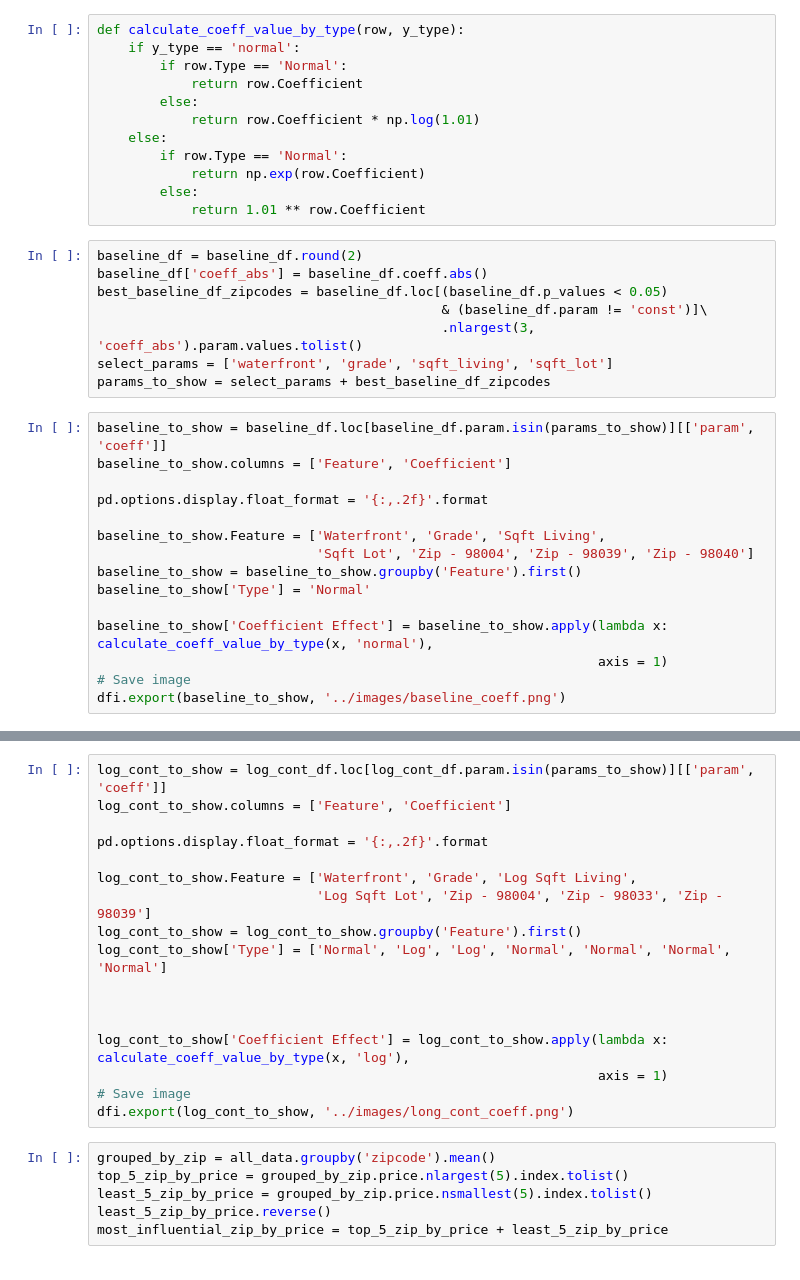
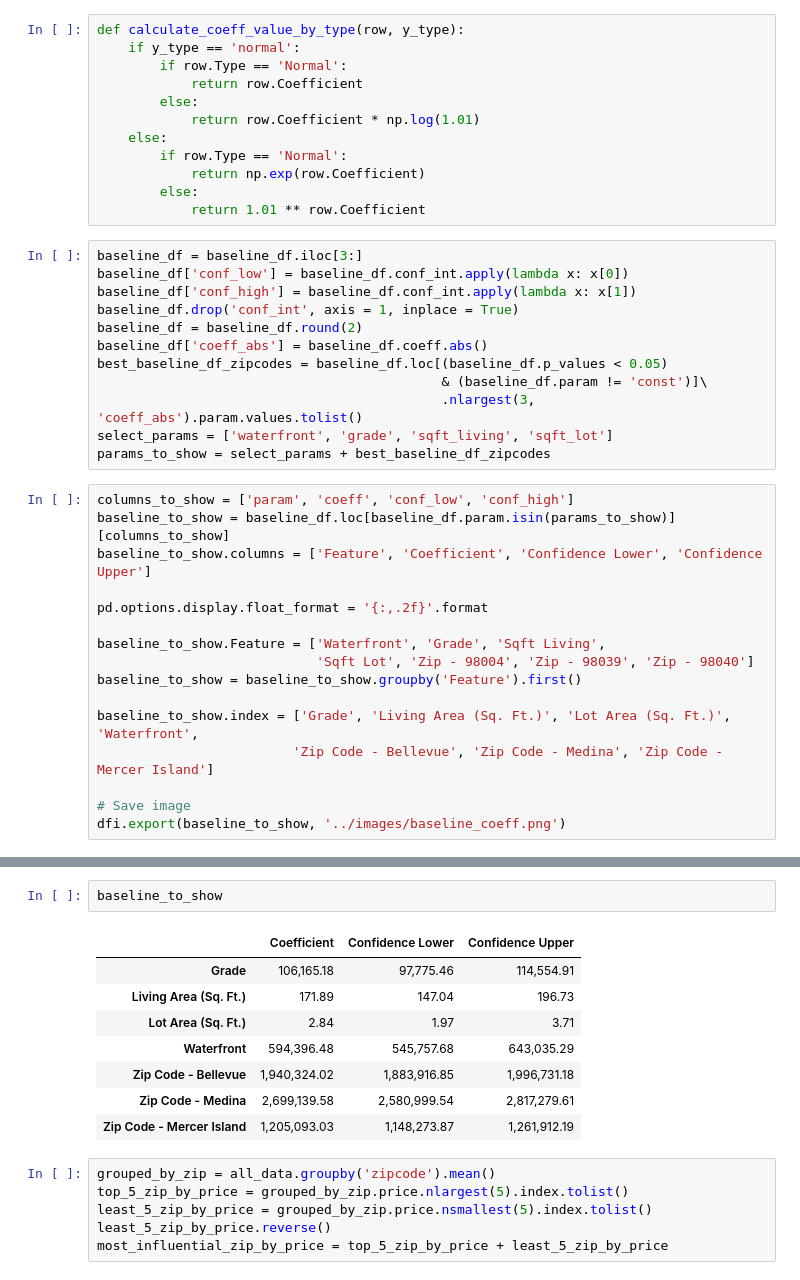
Before and after one commit to JoshuaGottlieb/King-County-Analysis, a Jupyter notebook: notebooks/Visualizations.ipynb, the cells around one changed output, grey strips where cells are left out. Saved outputs shown, nothing was run; the diff lists cells and outputs as text.

```diff
--- a/notebooks/Visualizations.ipynb
+++ b/notebooks/Visualizations.ipynb
@@ -51,6 +72,10 @@ def calculate_coeff_value_by_type(row, y_type):
         else:
             return 1.01 ** row.Coefficient
 # %%
+baseline_df = baseline_df.iloc[3:]
+baseline_df['conf_low'] = baseline_df.conf_int.apply(lambda x: x[0])
+baseline_df['conf_high'] = baseline_df.conf_int.apply(lambda x: x[1])
+baseline_df.drop('conf_int', axis = 1, inplace = True)
 baseline_df = baseline_df.round(2)
 baseline_df['coeff_abs'] = baseline_df.coeff.abs()
 best_baseline_df_zipcodes = baseline_df.loc[(baseline_df.p_values < 0.05)
@@ -59,17 +84,18 @@ best_baseline_df_zipcodes = baseline_df.loc[(baseline_df.p_values < 0.05)
 select_params = ['waterfront', 'grade', 'sqft_living', 'sqft_lot']
 params_to_show = select_params + best_baseline_df_zipcodes
 # %%
-baseline_to_show = baseline_df.loc[baseline_df.param.isin(params_to_show)][['param', 'coeff']]
-baseline_to_show.columns = ['Feature', 'Coefficient']
+columns_to_show = ['param', 'coeff', 'conf_low', 'conf_high']
+baseline_to_show = baseline_df.loc[baseline_df.param.isin(params_to_show)][columns_to_show]
+baseline_to_show.columns = ['Feature', 'Coefficient', 'Confidence Lower', 'Confidence Upper']
 
 pd.options.display.float_format = '{:,.2f}'.format
 
 baseline_to_show.Feature = ['Waterfront', 'Grade', 'Sqft Living',
                             'Sqft Lot', 'Zip - 98004', 'Zip - 98039', 'Zip - 98040']
 baseline_to_show = baseline_to_show.groupby('Feature').first()
-baseline_to_show['Type'] = 'Normal'
 
-baseline_to_show['Coefficient Effect'] = baseline_to_show.apply(lambda x: calculate_coeff_value_by_type(x, 'normal'),
-                                                                axis = 1)
+baseline_to_show.index = ['Grade', 'Living Area (Sq. Ft.)', 'Lot Area (Sq. Ft.)', 'Waterfront',
+                         'Zip Code - Bellevue', 'Zip Code - Medina', 'Zip Code - Mercer Island']
+
 # Save image
 dfi.export(baseline_to_show, '../images/baseline_coeff.png')
@@ -84,20 +102,14 @@ params_to_show = select_params + best_log_cont_df_zipcodes
-# %%
-log_cont_to_show = log_cont_df.loc[log_cont_df.param.isin(params_to_show)][['param', 'coeff']]
-log_cont_to_show.columns = ['Feature', 'Coefficient']
-
-pd.options.display.float_format = '{:,.2f}'.format
-
-log_cont_to_show.Feature = ['Waterfront', 'Grade', 'Log Sqft Living',
-                            'Log Sqft Lot', 'Zip - 98004', 'Zip - 98033', 'Zip - 98039']
-log_cont_to_show = log_cont_to_show.groupby('Feature').first()
-log_cont_to_show['Type'] = ['Normal', 'Log', 'Log', 'Normal', 'Normal', 'Normal', 'Normal']
-
-
-
-log_cont_to_show['Coefficient Effect'] = log_cont_to_show.apply(lambda x: calculate_coeff_value_by_type(x, 'log'),
-                                                                axis = 1)
-# Save image
-dfi.export(log_cont_to_show, '../images/long_cont_coeff.png')
+# %%
+baseline_to_show
+# %% [output]
+|  | Coefficient | Confidence Lower | Confidence Upper |
+| Grade | 106,165.18 | 97,775.46 | 114,554.91 |
+| Living Area (Sq. Ft.) | 171.89 | 147.04 | 196.73 |
+| Lot Area (Sq. Ft.) | 2.84 | 1.97 | 3.71 |
+| Waterfront | 594,396.48 | 545,757.68 | 643,035.29 |
+| Zip Code - Bellevue | 1,940,324.02 | 1,883,916.85 | 1,996,731.18 |
+| Zip Code - Medina | 2,699,139.58 | 2,580,999.54 | 2,817,279.61 |
+| Zip Code - Mercer Island | 1,205,093.03 | 1,148,273.87 | 1,261,912.19 |
 # %%
 grouped_by_zip = all_data.groupby('zipcode').mean()
 top_5_zip_by_price = grouped_by_zip.price.nlargest(5).index.tolist()
```
Also changed, not shown: parts of 10 cells of this notebook, 8 other files.
